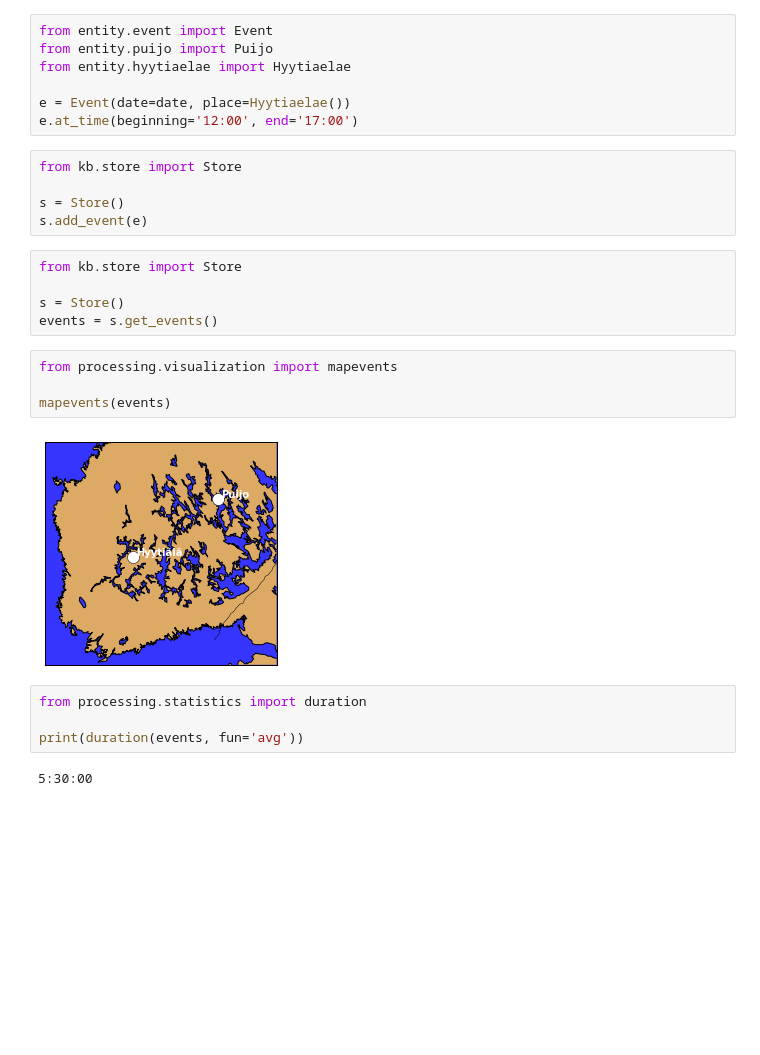
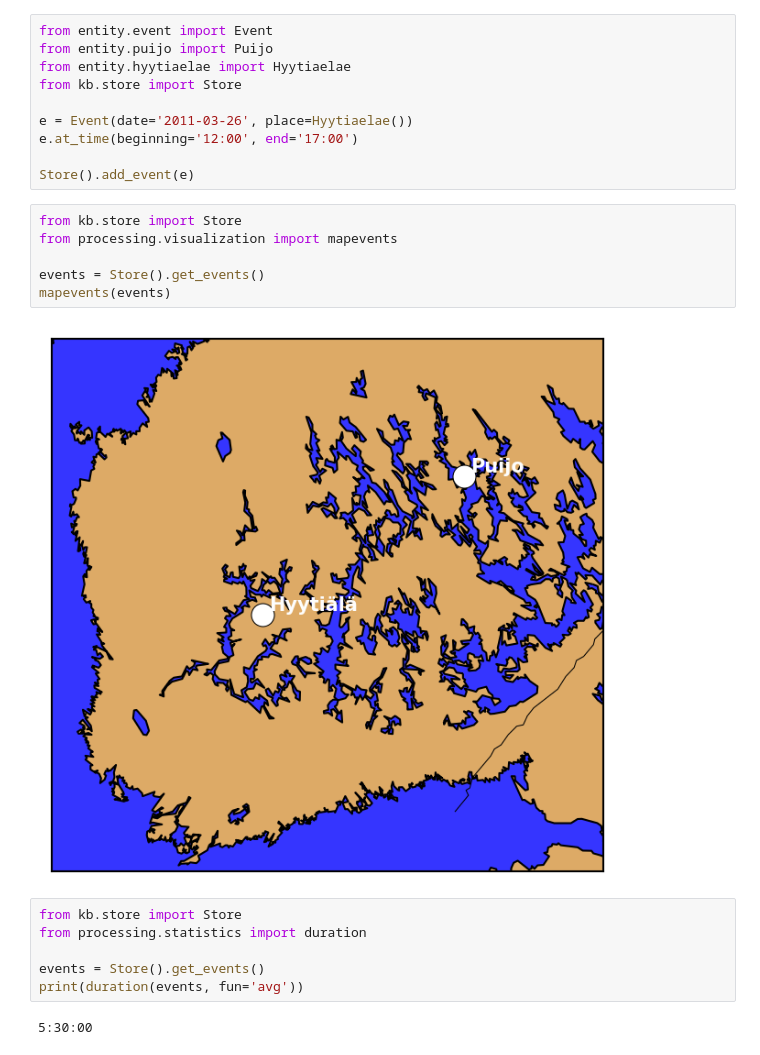
Before and after one commit to markusstocker/pynpf, a Jupyter notebook: example.ipynb, the cells around one changed output. Drawn from its saved outputs; the diff is of its cells as text; blank space fills up the shorter version.

```diff
--- a/example.ipynb
+++ b/example.ipynb
@@ -11,28 +9,25 @@ plotdata(fetchdata(date))
 from entity.event import Event
 from entity.puijo import Puijo
 from entity.hyytiaelae import Hyytiaelae
+from kb.store import Store
 
-e = Event(date=date, place=Hyytiaelae())
+e = Event(date='2011-03-26', place=Hyytiaelae())
 e.at_time(beginning='12:00', end='17:00')
+
+Store().add_event(e)
 # %%
 from kb.store import Store
+from processing.visualization import mapevents
 
-s = Store()
-s.add_event(e)
+events = Store().get_events()
+mapevents(events)
+# %% [output]
+[figure, added]
 # %%
 from kb.store import Store
+from processing.statistics import duration
 
-s = Store()
-events = s.get_events()
+events = Store().get_events()
+print(duration(events, fun='avg'))
+# %% [output]
+5:30:00
-# %%
-from processing.visualization import mapevents
-
-mapevents(events)
-# %% [output]
-[figure, removed]
-# %%
-from processing.statistics import duration
-
-print(duration(events, fun='avg'))
-# %% [output]
-5:30:00
```
Also changed, not shown: parts of 3 cells of this notebook, 8 other files.
